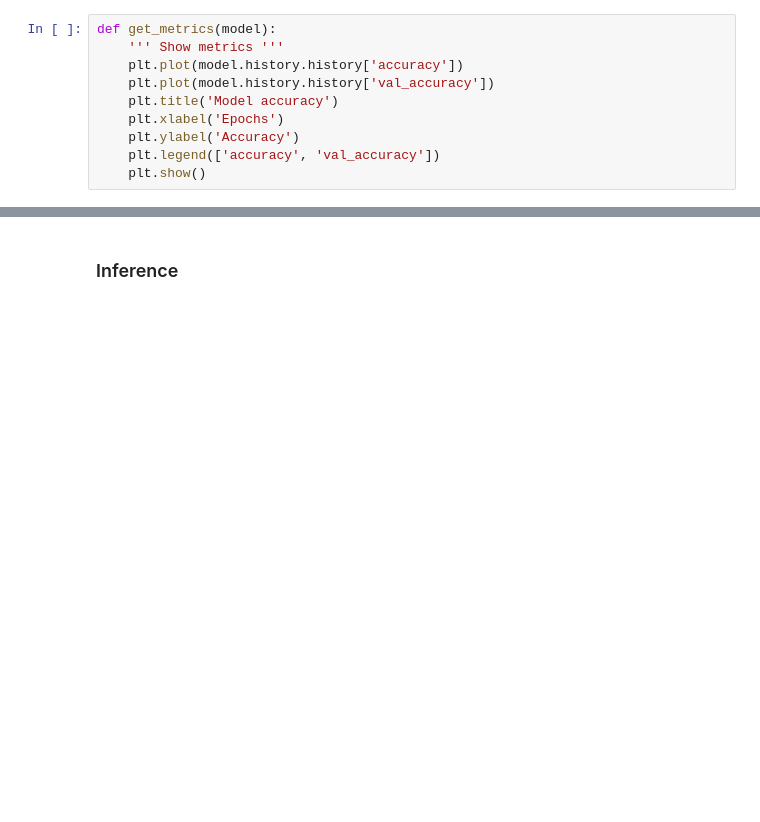
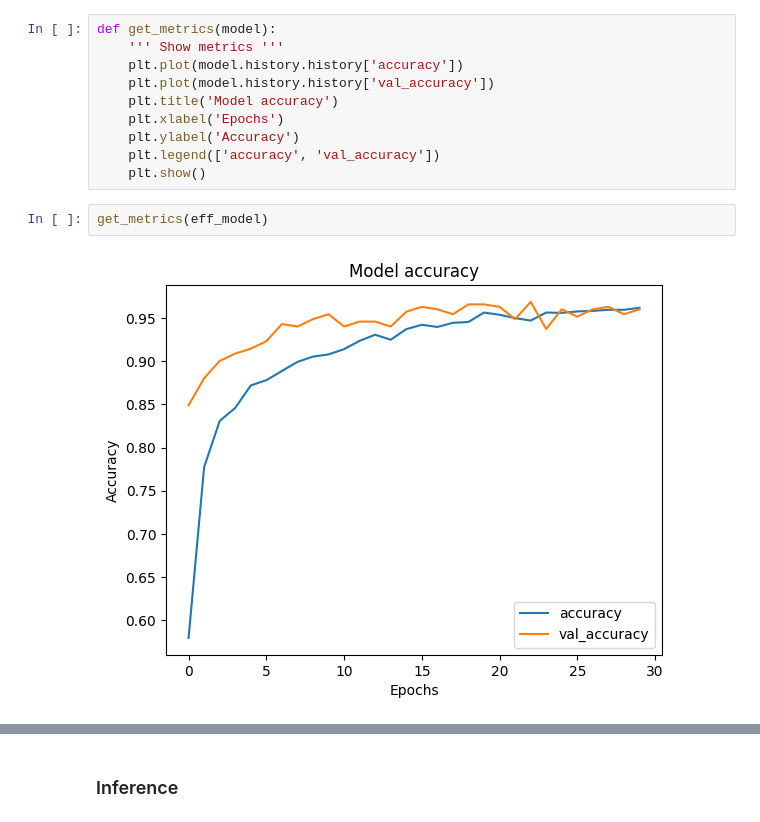
Before and after one commit to belichenkoas/fruits-and-vegetables, a Jupyter notebook: classifier.ipynb, the cells around one changed output, grey strips where cells are left out. Drawn from its saved outputs; the diff is of its cells as text; blank space fills up the shorter version.

```diff
--- a/classifier.ipynb
+++ b/classifier.ipynb
@@ -247,5 +269,9 @@ def get_metrics(model):
     plt.ylabel('Accuracy')
     plt.legend(['accuracy', 'val_accuracy'])
     plt.show()
+# %%
+get_metrics(eff_model)
+# %% [output]
+[figure, added]
 # %%
 # Evaluate
```
Also changed, not shown: parts of 15 cells of this notebook.
